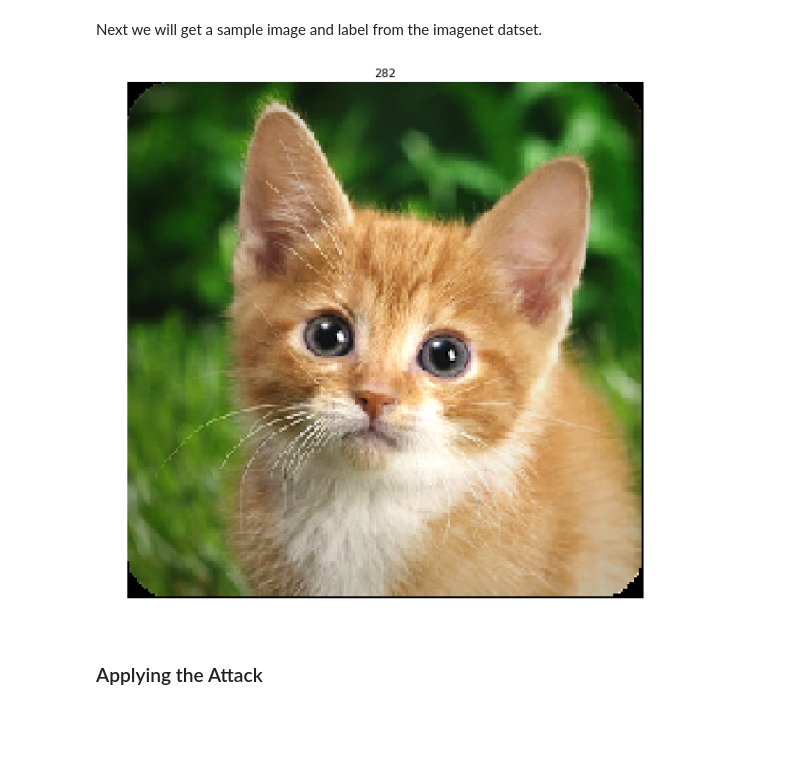
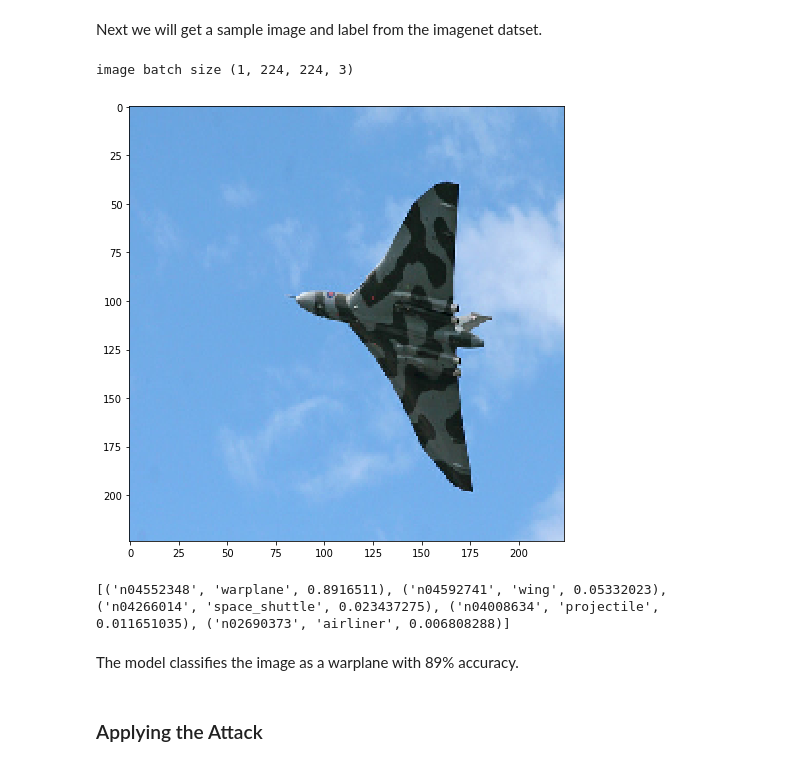
Before and after one commit to adbedada/adversarial_attack, a Jupyter notebook: notebooks/fgsm_adversarial_attack.ipynb, the cells around one changed output. Drawn from its saved outputs; the diff is of its cells as text; code cells hidden in the pictures; blank space fills up the shorter version.

```diff
--- a/notebooks/fgsm_adversarial_attack.ipynb
+++ b/notebooks/fgsm_adversarial_attack.ipynb
@@ -25,13 +37,30 @@ fmodel = foolbox.models.KerasModel(kmodel, bounds=(0, 255), preprocessing=prepro
 Next we will get a sample image and label from the imagenet datset.
-# %%
-plt.figure(figsize=(10,10))
-image, label = foolbox.utils.imagenet_example()
-plt.imshow(image/255)
-plt.title(label)
-plt.axis('off')
-plt.show()
-# %% [output]
-[figure, removed]
+# %%
+
+plt.figure(figsize=(8,8))
+filename = './data/warplane2.jpg'
+
+label=895 # https://gist.github.com/yrevar/942d3a0ac09ec9e5eb3a
+
+original = load_img(filename, target_size=(224, 224))
+numpy_image = img_to_array(original)
+original_img_batch = np.expand_dims(numpy_image, axis=0)
+print('image batch size', original_img_batch.shape)
+plt.imshow(np.uint8(original_img_batch[0]))
+
+plt.show()
+# %% [output]
+image batch size (1, 224, 224, 3)
+[figure, added]
+# %%
+orignal_img_prediction = kmodel.predict_on_batch(original_img_batch)
+orignal_img_label = decode_predictions(orignal_img_prediction )
+
+print(orignal_img_label[0])
+# %% [output]
+[('n04552348', 'warplane', 0.8916511), ('n04592741', 'wing', 0.05332023), ('n04266014', 'space_shuttle', 0.023437275), ('n04008634', 'projectile', 0.011651035), ('n02690373', 'airliner', 0.006808288)]
+# %% [markdown]
+The model classifies the image as a warplane with 89% accuracy.
 # %% [markdown]
 ### Applying the Attack
 # %% [markdown]
```
Also changed, not shown: parts of 12 cells of this notebook, 6 other files.
